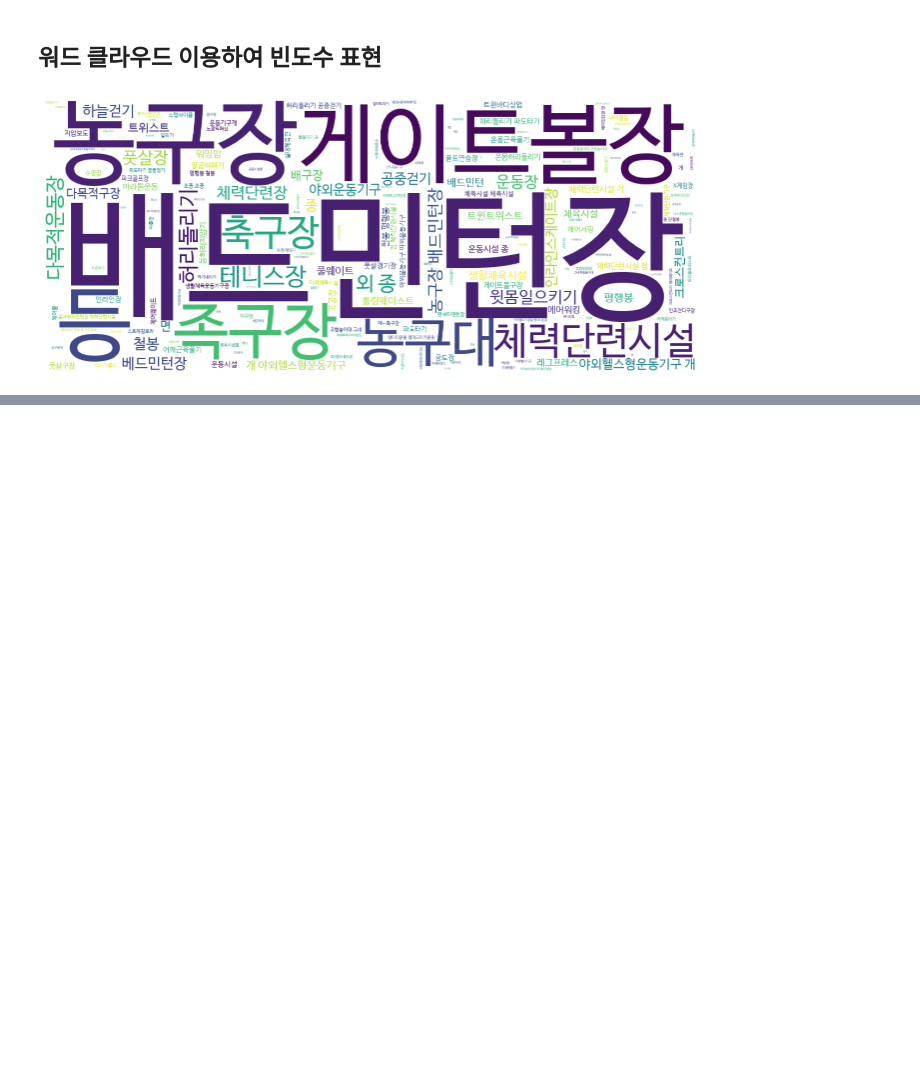
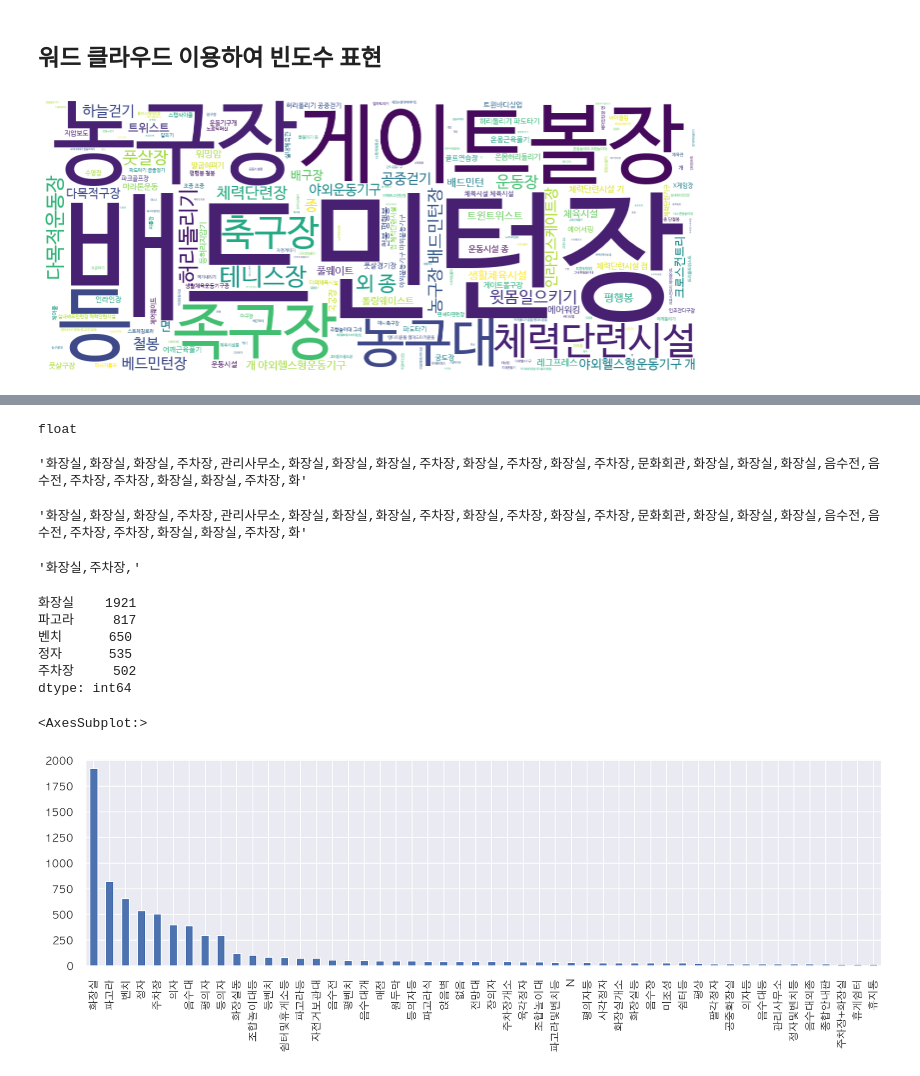
Before and after one commit to DAWUNHAN/DataAnalysisInPython, a Jupyter notebook: 전국 도시공원 데이터 분석.ipynb, the cells around one changed output, grey strips where cells are left out. Drawn from its saved outputs; the diff is of its cells as text; code cells hidden in the pictures; blank space fills up the shorter version.

```diff
--- a/전국 도시공원 데이터 분석.ipynb
+++ b/전국 도시공원 데이터 분석.ipynb
@@ -500,0 +518,11 @@ wordcloud(gym)
+# %%
+# 토큰화를 위해 각 시설을 ','로 구분하는 함수 구현
+
+def get_string(text):
+    if pd.isna(text):
+        return text
+
+    text = re.sub("[\d\.'\-(nan)\[\]\/]", "", text)
+    text = re.sub(" ", "", text)
+    text = re.sub(",{2,}", ",", text)
+    return text
@@ -500,0 +537,3 @@ wordcloud(gym)
+# %%
+df["편익시설"] = df['공원보유시설(편익시설)'].map(get_string)
+df["편익시설"].head()
@@ -500,0 +556,40 @@ wordcloud(gym)
+# %%
+type(np.nan)
+# %% [output]
+float
+# %%
+# nan의 타입이 float이므로 바로 join으로 연결 불가. -> notnull만 가져온다
+
+fac = ",".join(df.loc[df["편익시설"].notnull(), "편익시설"])
+fac = get_string(fac)
+fac[:100]
+# %% [output]
+'화장실,화장실,화장실,주차장,관리사무소,화장실,화장실,화장실,주차장,화장실,주차장,화장실,주차장,문화회관,화장실,화장실,화장실,음수전,음수전,주차장,주차장,화장실,화장실,주차장,화'
+# %%
+# 위의 내용을 다른 방법으로 해보기.
+# 리스트 형태로 만들고 str로 변환
+
+fac = str(df["편익시설"].tolist())
+fac = get_string(fac)
+fac[:100]
+# %% [output]
+'화장실,화장실,화장실,주차장,관리사무소,화장실,화장실,화장실,주차장,화장실,주차장,화장실,주차장,문화회관,화장실,화장실,화장실,음수전,음수전,주차장,주차장,화장실,화장실,주차장,화'
+# %%
+re.sub(",{2,}", ",", '화장실,주차장,,,')
+# %% [output]
+'화장실,주차장,'
+# %%
+fac_count = pd.Series(fac.split(",")).value_counts()
+fac_count.head()
+# %% [output]
+화장실    1921
+파고라     817
+벤치      650
+정자      535
+주차장     502
+dtype: int64
+# %%
+fac_count.head(50).plot.bar(figsize=(15, 4))
+# %% [output]
+<AxesSubplot:>
+[figure, added]
```
Also changed, not shown: parts of 72 cells of this notebook, 1 other file.
